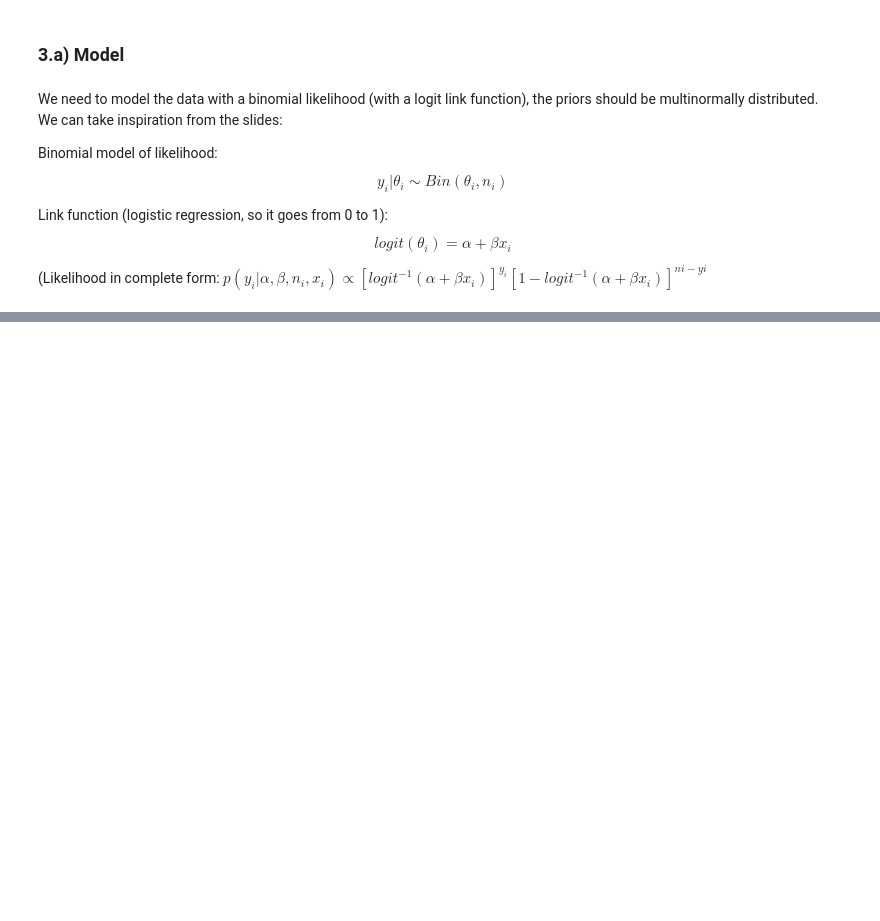
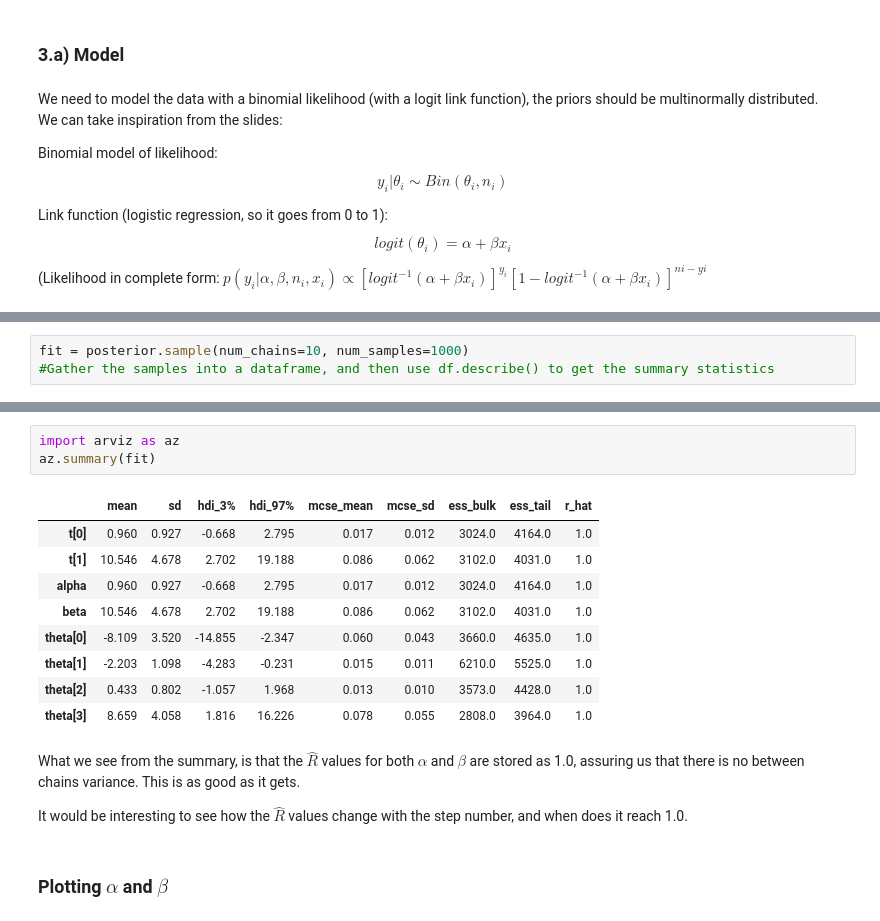
Before and after one commit to me9hanics/pystan-Docker-VSCode-extensions-Copilot-Jupyter-Notebook, a Jupyter notebook: HW.ipynb, the cells around one changed output, grey strips where cells are left out. Drawn from its saved outputs; the diff is of its cells as text; blank space fills up the shorter version.

Commit message:
add Rhat summary with arviz

```diff
--- a/HW.ipynb
+++ b/HW.ipynb
@@ -238,0 +246,3 @@ fit = posterior.sample(num_chains=1, num_samples=no_predictions)
+# %%
+fit = posterior.sample(num_chains=10, num_samples=1000)
+#Gather the samples into a dataframe, and then use df.describe() to get the summary statistics
@@ -238,0 +267,19 @@ fit = posterior.sample(num_chains=1, num_samples=no_predictions)
+# %%
+import arviz as az
+az.summary(fit)
+# %% [output]
+|  | mean | sd | hdi_3% | hdi_97% | mcse_mean | mcse_sd | ess_bulk | ess_tail | r_hat |
+| t[0] | 0.960 | 0.927 | -0.668 | 2.795 | 0.017 | 0.012 | 3024.0 | 4164.0 | 1.0 |
+| t[1] | 10.546 | 4.678 | 2.702 | 19.188 | 0.086 | 0.062 | 3102.0 | 4031.0 | 1.0 |
+| alpha | 0.960 | 0.927 | -0.668 | 2.795 | 0.017 | 0.012 | 3024.0 | 4164.0 | 1.0 |
+| beta | 10.546 | 4.678 | 2.702 | 19.188 | 0.086 | 0.062 | 3102.0 | 4031.0 | 1.0 |
+| theta[0] | -8.109 | 3.520 | -14.855 | -2.347 | 0.060 | 0.043 | 3660.0 | 4635.0 | 1.0 |
+| theta[1] | -2.203 | 1.098 | -4.283 | -0.231 | 0.015 | 0.011 | 6210.0 | 5525.0 | 1.0 |
+| theta[2] | 0.433 | 0.802 | -1.057 | 1.968 | 0.013 | 0.010 | 3573.0 | 4428.0 | 1.0 |
+| theta[3] | 8.659 | 4.058 | 1.816 | 16.226 | 0.078 | 0.055 | 2808.0 | 3964.0 | 1.0 |
+# %% [markdown]
+What we see from the summary, is that the $\hat{R}$ values for both $\alpha$ and $\beta$ are stored as 1.0, assuring us that there is no between chains variance. This is as good as it gets.
+
+It would be interesting to see how the $\hat{R}$ values change with the step number, and when does it reach 1.0.
+# %% [markdown]
+### Plotting $\alpha$ and $\beta$
```
Also changed, not shown: parts of 9 cells of this notebook, 1 other file.
